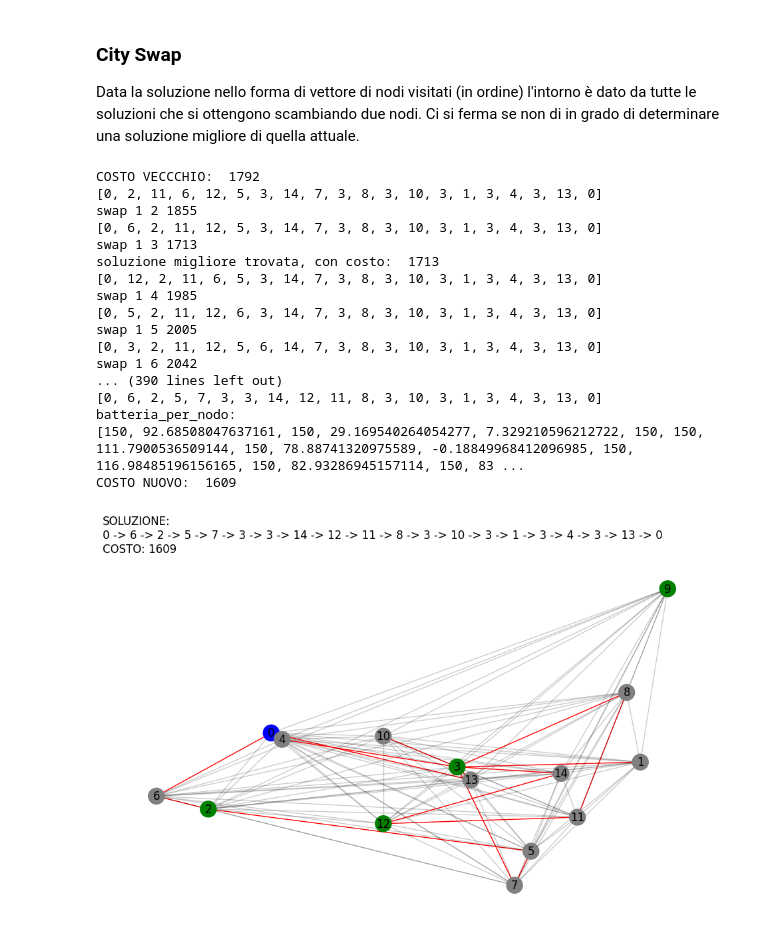
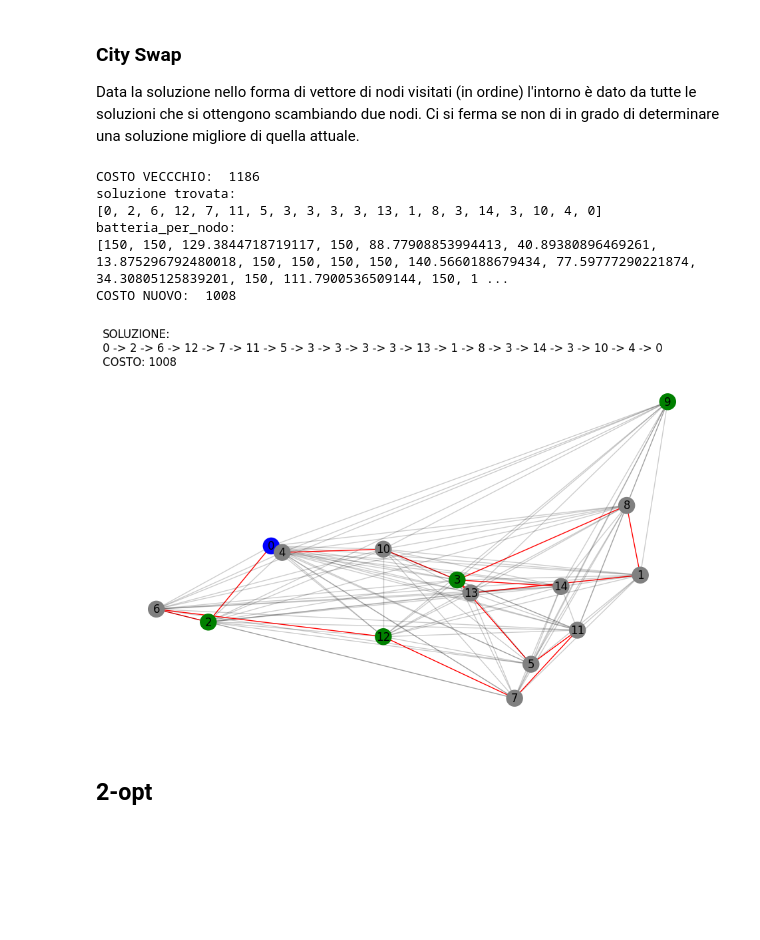
Before and after one commit to LorenzoColombi/G-TSP, a Jupyter notebook: GTSP.ipynb, the cells around one changed output. Drawn from its saved outputs; the diff is of its cells as text; code cells hidden in the pictures; blank space fills up the shorter version.

```diff
--- a/GTSP.ipynb
+++ b/GTSP.ipynb
@@ -527,52 +544,43 @@ batteria_max = 150
 G = nx.read_gml(graph_file, destringizer=int)
 
 #applicazione algoritmo greedy
-soluzione, batteria_per_nodo = greedy_random_insertion(G,batteria_max)
+soluzione, batteria_per_nodo = greedy_cheapest_insertion(G,batteria_max)
 
 #aggiungiamo le colonnine necessarie per renderla ammissibile
 soluzione, batteria_per_nodo = uf.add_colonnine_to_tour(G, soluzione, batteria_per_nodo, batteria_max)
 
 costo= uf.costo(G,soluzione, batteria_per_nodo)
 print("COSTO VECCCHIO: ", costo)
 
 #ricerca locale
-soluzione, batteria_per_nodo = local_city_swap(G, soluzione, batteria_per_nodo)
+soluzione, batteria_per_nodo = local_2opt_swap(G, soluzione, batteria_per_nodo)
 
 
 #controllo se la soluzione siste
 if soluzione == None:
     print("soluzione non trovata. Batteria insufficiente per raggiungere tutti i clienti")
 else:
     print("soluzione trovata:")
     print(soluzione)
 
     print("batteria_per_nodo:")
     print(batteria_per_nodo)
 
     costo = uf.costo(G,soluzione, batteria_per_nodo)
     print("COSTO NUOVO: ", costo)
 
     #costo = uf.costo(G, soluzione, batteria_per_nodo)
     #print("costo: ", costo)
 
     #plot the solution
     uf.draw_solution(G, soluzione , costo)
 # %% [output]
-COSTO VECCCHIO:  1792
-[0, 2, 11, 6, 12, 5, 3, 14, 7, 3, 8, 3, 10, 3, 1, 3, 4, 3, 13, 0]
-swap 1 2 1855
-[0, 6, 2, 11, 12, 5, 3, 14, 7, 3, 8, 3, 10, 3, 1, 3, 4, 3, 13, 0]
-swap 1 3 1713
-soluzione migliore trovata, con costo:  1713
-[0, 12, 2, 11, 6, 5, 3, 14, 7, 3, 8, 3, 10, 3, 1, 3, 4, 3, 13, 0]
-swap 1 4 1985
-[0, 5, 2, 11, 12, 6, 3, 14, 7, 3, 8, 3, 10, 3, 1, 3, 4, 3, 13, 0]
-swap 1 5 2005
-[0, 3, 2, 11, 12, 5, 6, 14, 7, 3, 8, 3, 10, 3, 1, 3, 4, 3, 13, 0]
-swap 1 6 2042
-... (390 lines left out)
-[0, 6, 2, 5, 7, 3, 3, 14, 12, 11, 8, 3, 10, 3, 1, 3, 4, 3, 13, 0]
+COSTO VECCCHIO:  1186
+soluzione trovata:
+[0, 2, 6, 12, 7, 11, 5, 3, 3, 3, 3, 13, 1, 8, 3, 14, 3, 10, 4, 0]
 batteria_per_nodo:
-[150, 92.68508047637161, 150, 29.169540264054277, 7.329210596212722, 150, 150, 111.7900536509144, 150, 78.88741320975589, -0.18849968412096985, 150, 116.98485196156165, 150, 82.93286945157114, 150, 83 ...
-COSTO NUOVO:  1609
+[150, 150, 129.3844718719117, 150, 88.77908853994413, 40.89380896469261, 13.875296792480018, 150, 150, 150, 150, 140.5660188679434, 77.59777290221874, 34.30805125839201, 150, 111.7900536509144, 150, 1 ...
+COSTO NUOVO:  1008
-[figure, old version]
+[figure, new version]
+# %% [markdown]
+## 2-opt
```
Also changed, not shown: parts of 2 cells of this notebook.
